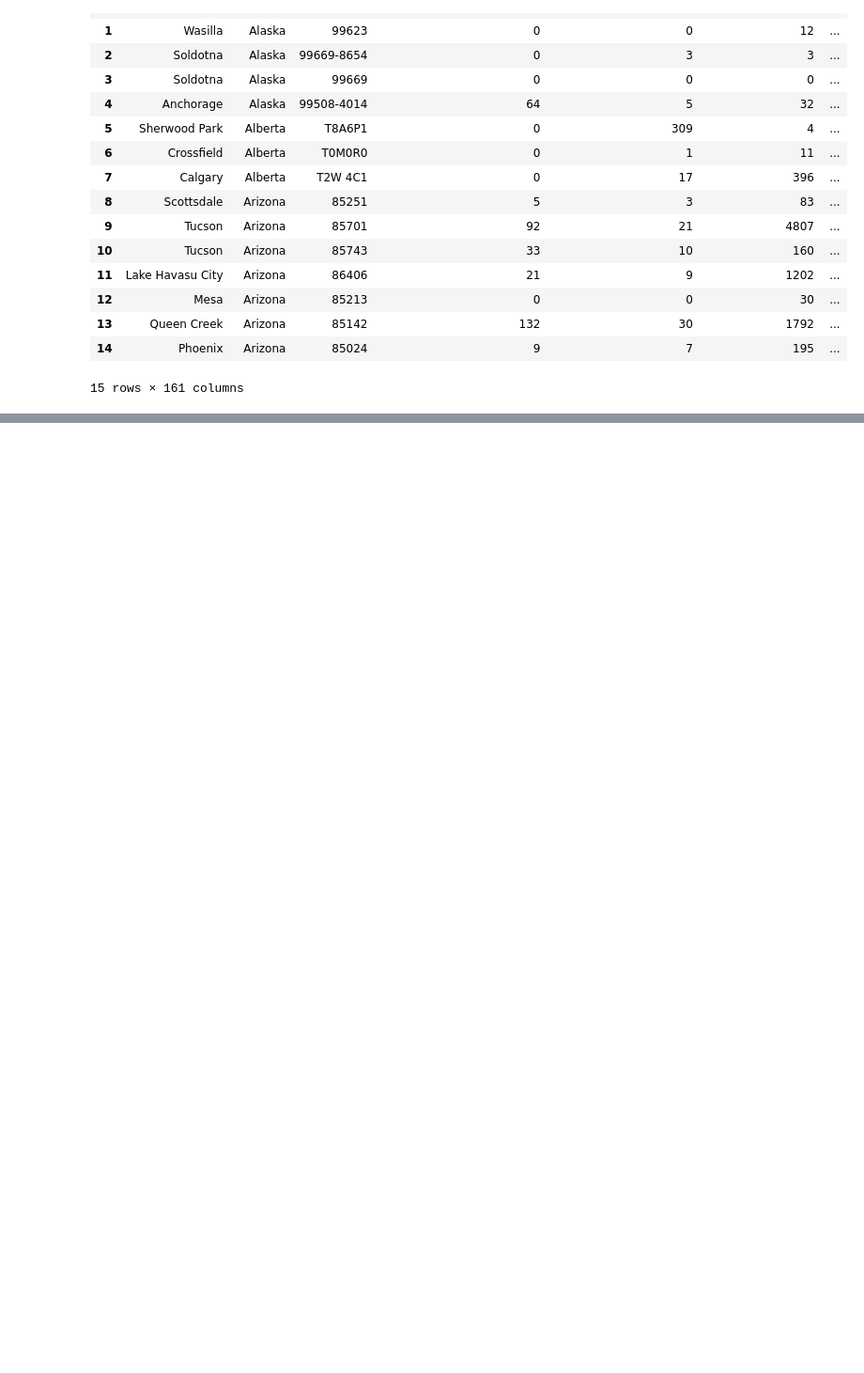
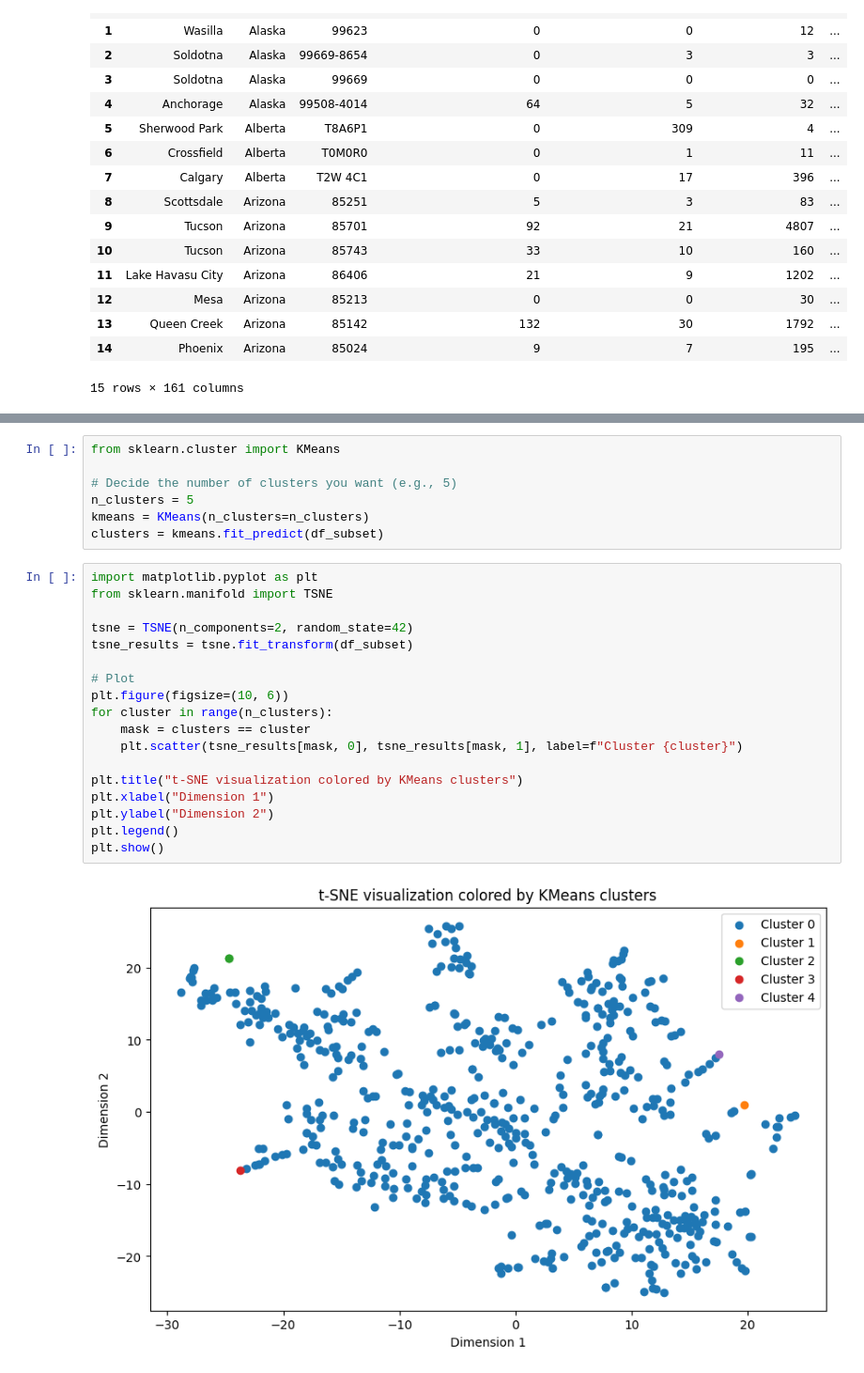
Before and after one commit to AITHIOMB/Home-Health-Impact, a Jupyter notebook: Aissatou T/DataPrep.ipynb, the cells around one changed output, grey strips where cells are left out. Shown at 94% size. Drawn from its saved outputs; the diff is of its cells as text; blank space fills up the shorter version.

```diff
--- a/Aissatou T/DataPrep.ipynb
+++ b/Aissatou T/DataPrep.ipynb
@@ -596,0 +663,27 @@ df.head(15)
+# %%
+from sklearn.cluster import KMeans
+
+# Decide the number of clusters you want (e.g., 5)
+n_clusters = 5
+kmeans = KMeans(n_clusters=n_clusters)
+clusters = kmeans.fit_predict(df_subset)
+# %%
+import matplotlib.pyplot as plt
+from sklearn.manifold import TSNE
+
+tsne = TSNE(n_components=2, random_state=42)
+tsne_results = tsne.fit_transform(df_subset)
+
+# Plot
+plt.figure(figsize=(10, 6))
+for cluster in range(n_clusters):
+    mask = clusters == cluster
+    plt.scatter(tsne_results[mask, 0], tsne_results[mask, 1], label=f"Cluster {cluster}")
+
+plt.title("t-SNE visualization colored by KMeans clusters")
+plt.xlabel("Dimension 1")
+plt.ylabel("Dimension 2")
+plt.legend()
+plt.show()
+# %% [output]
+[figure, added]
```
Also changed, not shown: parts of 16 cells of this notebook.
